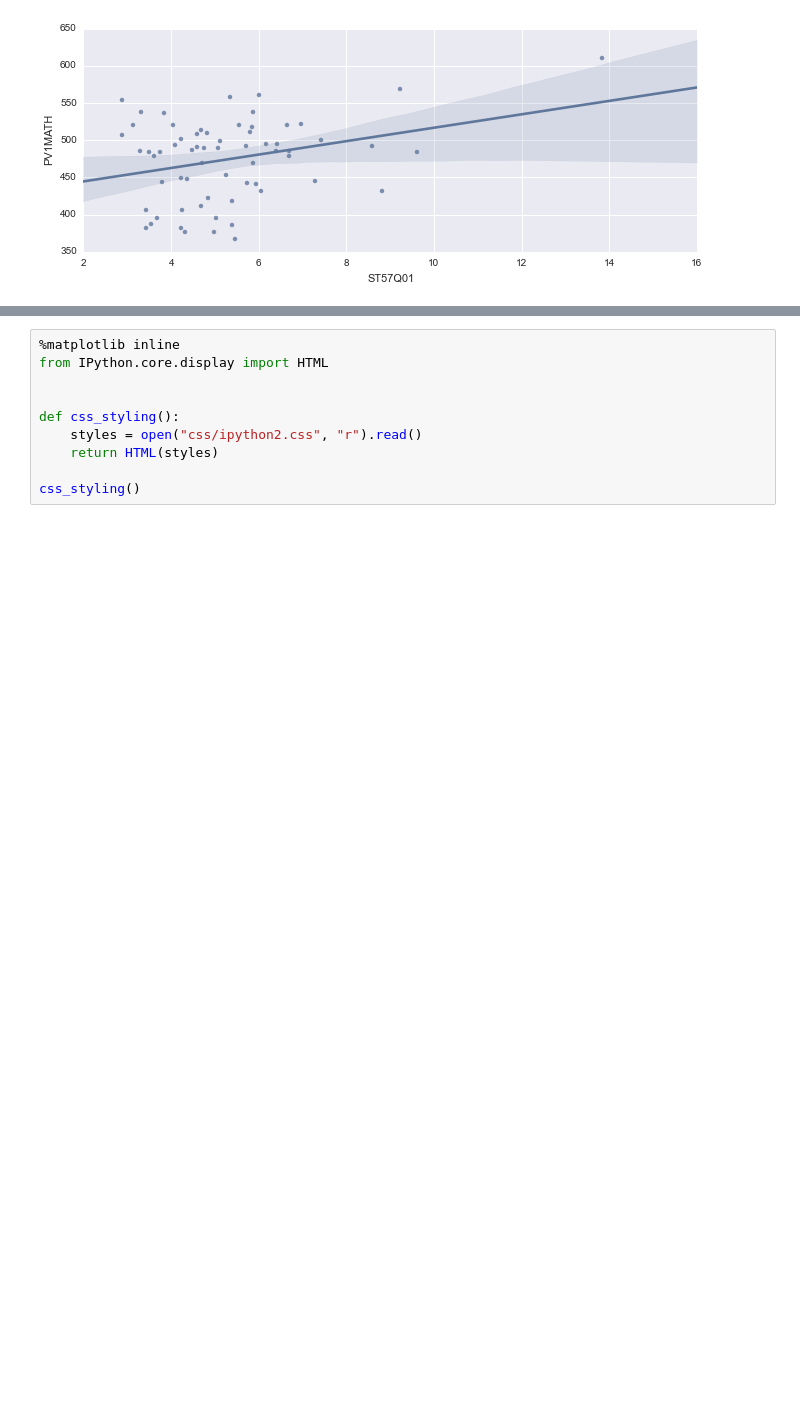
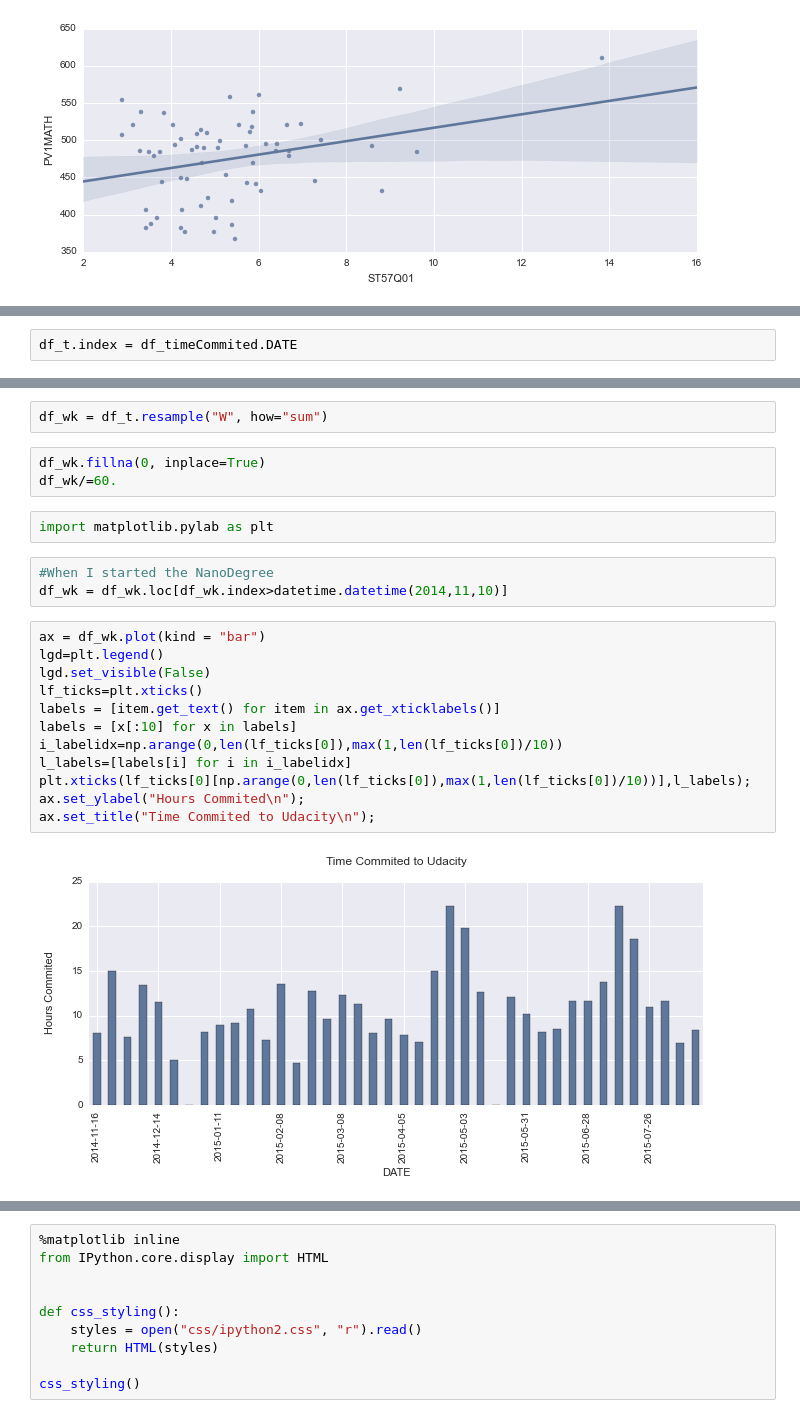
Before and after one commit to ucaiado/DATAVIS_UDACITY, a Jupyter notebook: report_aux.ipynb, the cells around one changed output, grey strips where cells are left out. Saved outputs shown, nothing was run; the diff lists cells and outputs as text; blank space fills up the shorter version.

```diff
--- a/report_aux.ipynb
+++ b/report_aux.ipynb
@@ -652,0 +751,2 @@ sns.regplot(x="ST57Q01", y="PV1MATH", data=df_grouped);
+# %%
+df_t.index = df_timeCommited.DATE
@@ -652,0 +763,24 @@ sns.regplot(x="ST57Q01", y="PV1MATH", data=df_grouped);
+# %%
+df_wk = df_t.resample("W", how="sum")
+# %%
+df_wk.fillna(0, inplace=True)
+df_wk/=60.
+# %%
+import matplotlib.pylab as plt
+# %%
+#When I started the NanoDegree
+df_wk = df_wk.loc[df_wk.index>datetime.datetime(2014,11,10)]
+# %%
+ax = df_wk.plot(kind = "bar")
+lgd=plt.legend()
+lgd.set_visible(False)
+lf_ticks=plt.xticks()
+labels = [item.get_text() for item in ax.get_xticklabels()]
+labels = [x[:10] for x in labels]
+i_labelidx=np.arange(0,len(lf_ticks[0]),max(1,len(lf_ticks[0])/10))
+l_labels=[labels[i] for i in i_labelidx]
+plt.xticks(lf_ticks[0][np.arange(0,len(lf_ticks[0]),max(1,len(lf_ticks[0])/10))],l_labels);
+ax.set_ylabel("Hours Commited\n");
+ax.set_title("Time Commited to Udacity\n");
+# %% [output]
+[figure, added]
```
Also changed, not shown: parts of 44 cells of this notebook, 2 other files.
